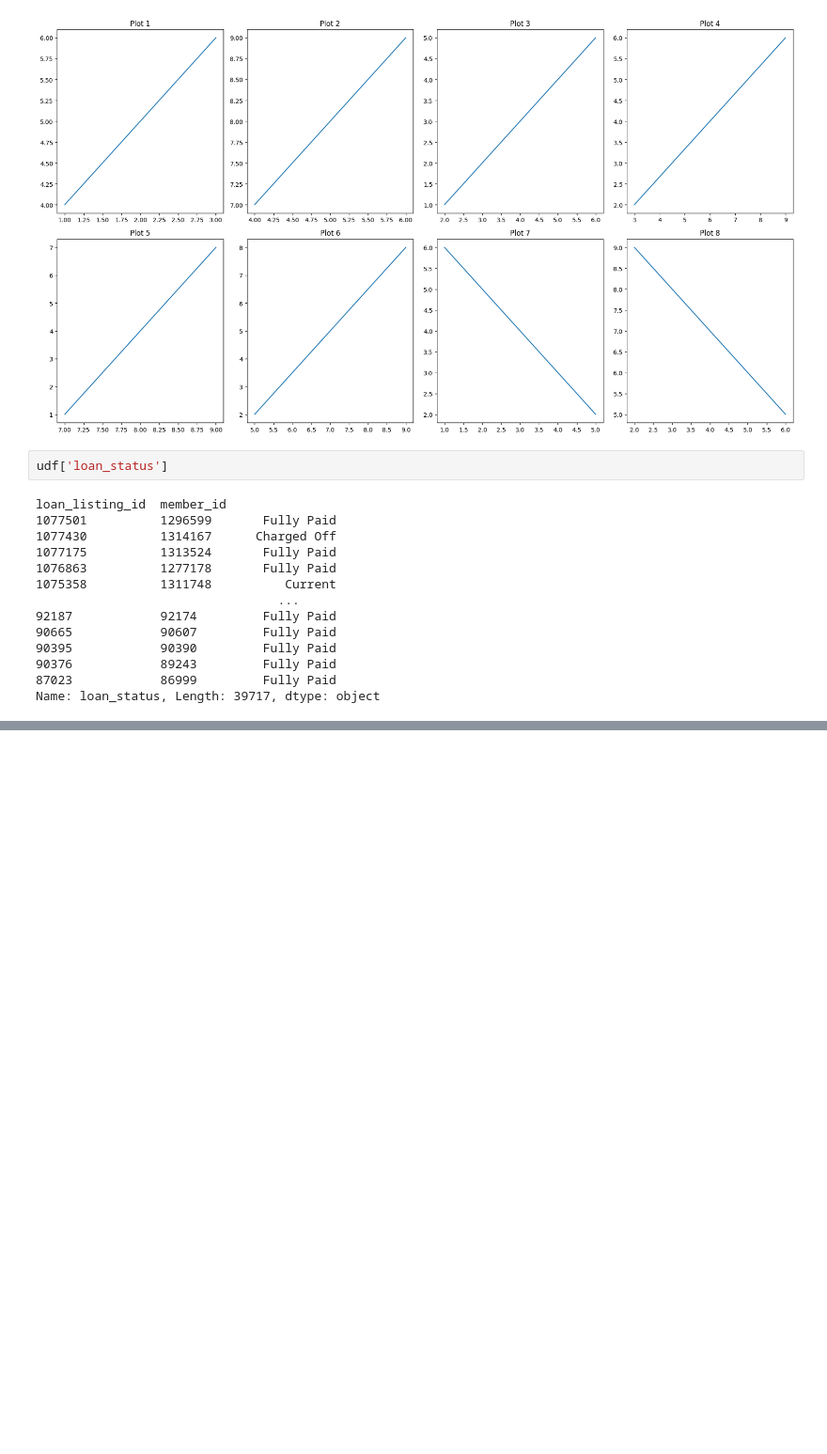
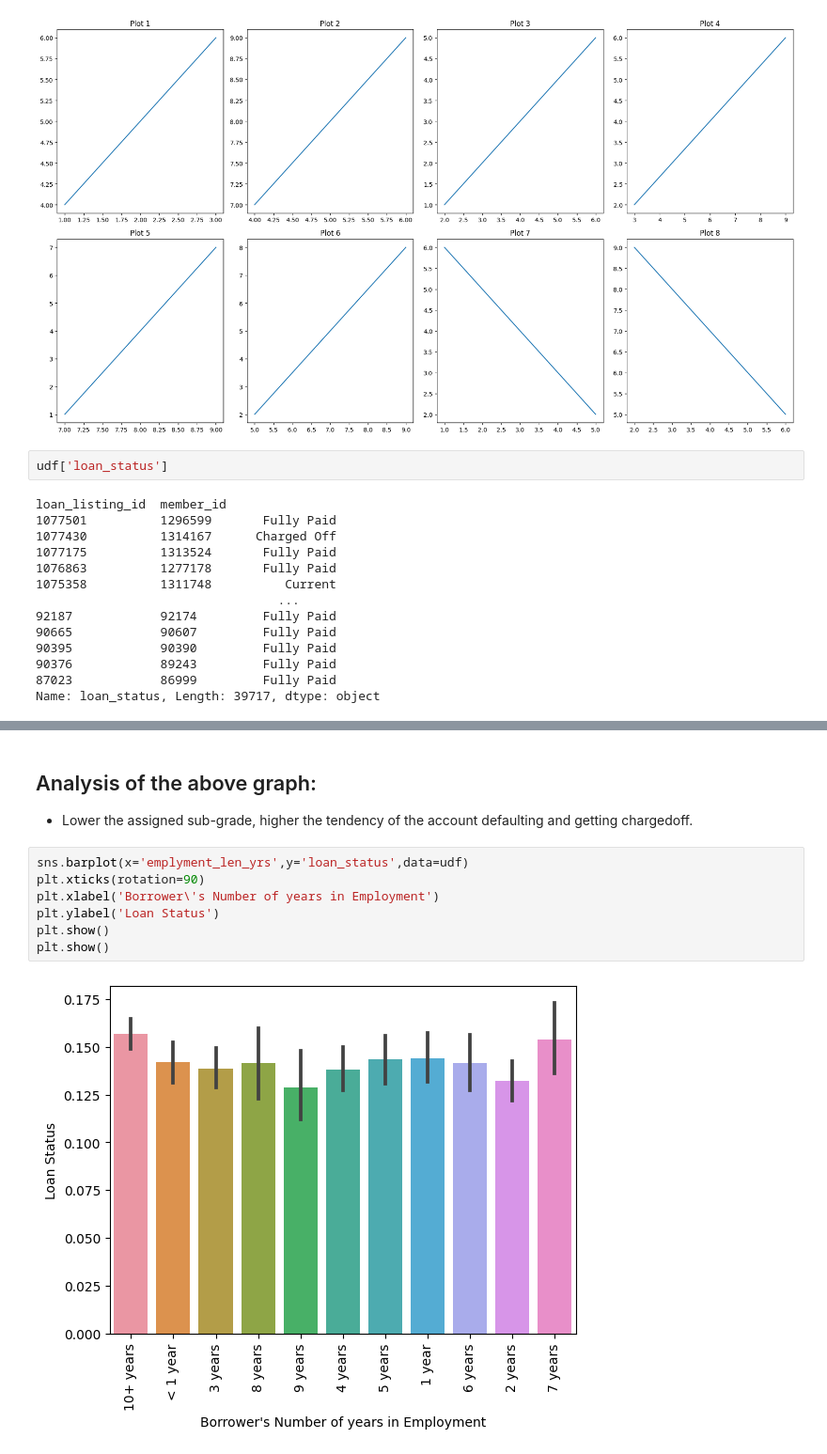
Before and after one commit to nikhil-mothkuri/Lending_Case_Study_Upgrad, a Jupyter notebook: LendingCase.ipynb, the cells around one changed output, grey strips where cells are left out. Shown at 94% size. Drawn from its saved outputs; the diff is of its cells as text; blank space fills up the shorter version.

```diff
--- a/LendingCase.ipynb
+++ b/LendingCase.ipynb
@@ -535,0 +590,12 @@ udf['loan_status'] = udf['loan_status'].apply(lambda x: 0 if x=='Fully Paid' els
+# %% [markdown]
+## Analysis of the above graph:
+- Lower the assigned sub-grade, higher the tendency of the account defaulting and getting chargedoff.
+# %%
+sns.barplot(x='emplyment_len_yrs',y='loan_status',data=udf)
+plt.xticks(rotation=90)
+plt.xlabel('Borrower\'s Number of years in Employment')
+plt.ylabel('Loan Status')
+plt.show()
+plt.show()
+# %% [output]
+[figure, added]
```
Also changed, not shown: parts of 31 cells of this notebook.
